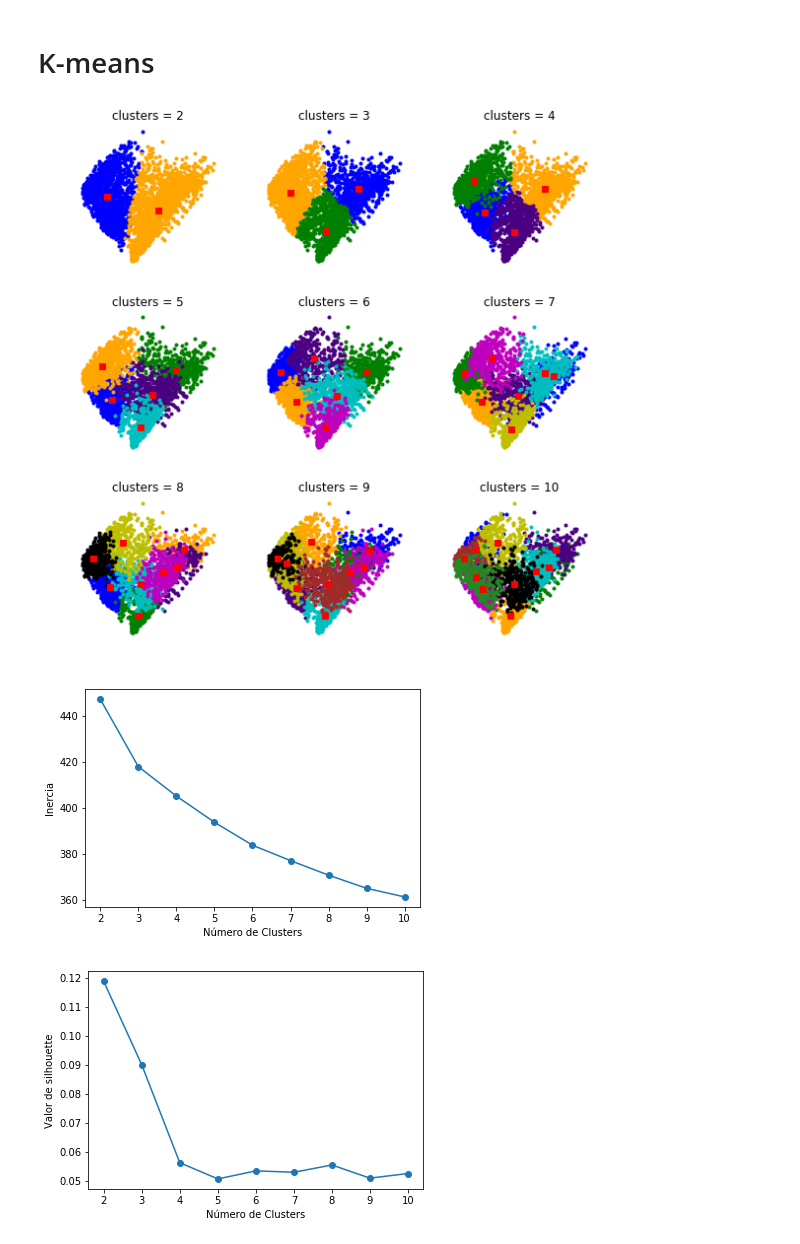
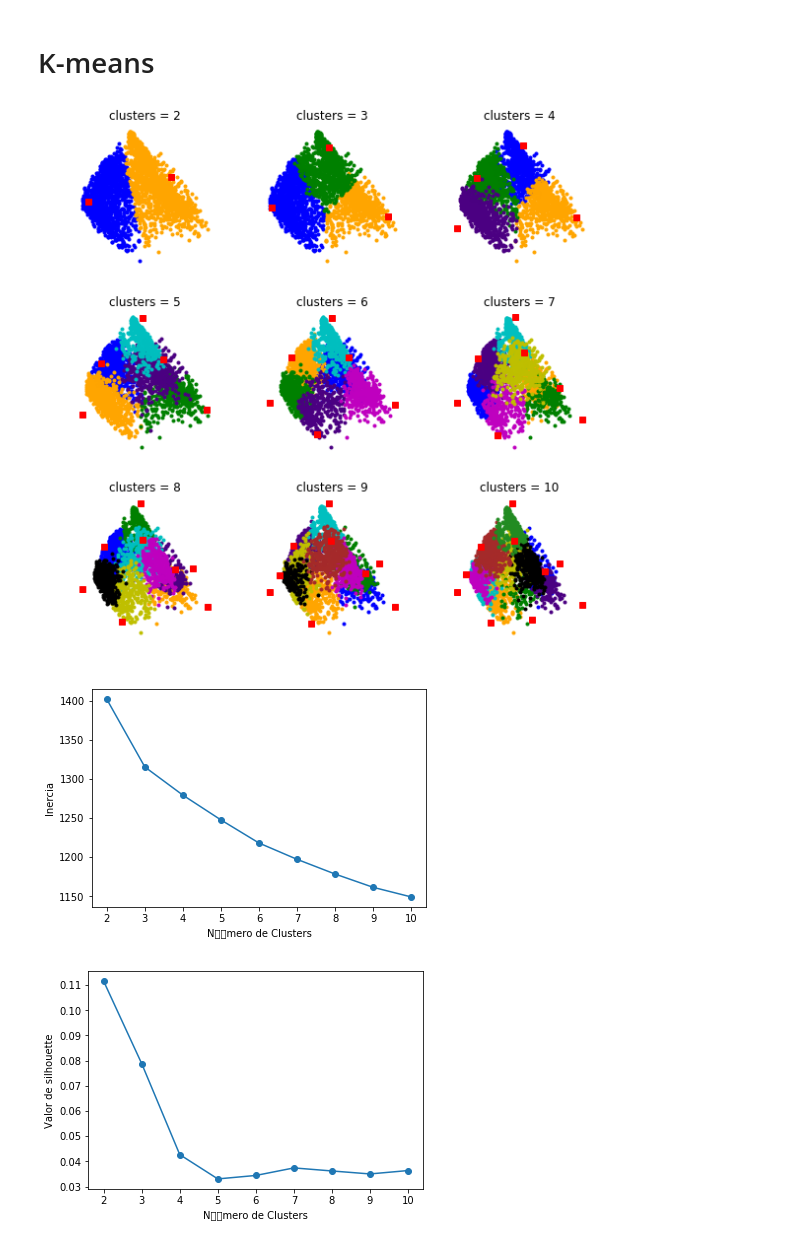
Before and after one commit to federovskys/Proyecto_Integrador_MachineLearning_MEData, a Jupyter notebook: individuos_que_participan_-_Tratamiento_de_datos.ipynb, the cells around one changed output. Drawn from its saved outputs; the diff is of its cells as text; code cells hidden in the pictures.

```diff
--- a/individuos_que_participan_-_Tratamiento_de_datos.ipynb
+++ b/individuos_que_participan_-_Tratamiento_de_datos.ipynb
@@ -400,0 +405,23 @@ pyplot.show()
+# %%
+Nuevas_Componentes_Kernel = KernelPCA(147, kernel = "poly", fit_inverse_transform= True)
+
+Nuevos_Datos_KernelPoly = Nuevas_Componentes_Kernel.fit_transform(datosEscalados)
+
+X_Reconstruido_Kernel = Nuevas_Componentes_Kernel.inverse_transform(Nuevos_Datos_KernelPoly)#Se reconstruye el modelo a partir de las componentes principales
+
+#Comparación gráfica con PCA y sin PCA
+fig = pyplot.figure(figsize=(12,5)) # Se define el tamaño de la figura en ancho y altura
+
+ax = fig.add_subplot(1, 2, 1)
+ax.scatter(datosEscalados[:,0], datosEscalados[:,1], edgecolors="b")
+pyplot.xlabel('Proyecto')
+pyplot.ylabel('Fecha inscripción')
+pyplot.title('Sin PCA')
+
+ax = fig.add_subplot(1, 2, 2)
+ax.scatter(X_Reconstruido_Kernel[:,0], X_Reconstruido_Kernel[:,1], edgecolors="m")
+pyplot.xlabel('Proyecto')
+pyplot.ylabel('Fecha inscripción')
+pyplot.title('Datos Reconstruidos a partir de PCA')
+
+pyplot.show()
@@ -405,7 +434,7 @@ pyplot.show()
 # %%
 from sklearn.cluster import KMeans
 from sklearn.metrics import silhouette_score # Método de validación silhouette
-from sklearn.metrics import calinski_harabasz_score # Método de validación Calinski-Harabasz
+from sklearn.metrics import calinski_harabaz_score # Método de validación Calinski-Harabasz
 
 from sklearn.utils import check_random_state # Es una librería para definir un generador de números aleatorios a partir de
                                              # de la librería numpy
@@ -440,44 +469,44 @@ for ncenters, ax in enumerate(axes1.reshape(-1), 2):
     # esparcidos. Si es "auto", entonces selecciona "elkan" si los datos son densos o "full" si los datos son esparcidos.
     Modelo_Kmeans = KMeans(n_clusters = ncenters, init = 'random', n_init = 20, max_iter = 1000, tol = 1e-4,
                       precompute_distances = 'auto', random_state = mantener_valor_aleatorio, algorithm = 'auto')
-    Modelo_Kmeans.fit_predict(Nuevos_Datos_Kernel) # se predice las etiquetas que se asocian a los datos
+    Modelo_Kmeans.fit_predict(Nuevos_Datos_KernelPoly) # se predice las etiquetas que se asocian a los datos
     Etiquetas = Modelo_Kmeans.labels_ # Calcula las clases o etiquetas
     centros = Modelo_Kmeans.cluster_centers_ # Calcula la matriz de centros
     inercia.append(Modelo_Kmeans.inertia_) # optimiza el punto de inercia de acuerdo al número de clusters
-    silhouette_valores.append(silhouette_score(Nuevos_Datos_Kernel, Etiquetas)) # Se aplica la métrica Silhouette
-    ch_valores.append(calinski_harabasz_score(Nuevos_Datos_Kernel, Etiquetas)) # Se aplica la métrica Calinski-Harabasz
+    silhouette_valores.append(silhouette_score(Nuevos_Datos_KernelPoly, Etiquetas)) # Se aplica la métrica Silhouette
+    ch_valores.append(calinski_harabaz_score(Nuevos_Datos_KernelPoly, Etiquetas)) # Se aplica la métrica Calinski-Harabasz
 
     for j in range(ncenters):
         ax.plot(xpts[Etiquetas == j],
                 ypts[Etiquetas == j], '.', color=colors[j])
 
     for pt in centros:
         ax.plot(pt[0], pt[1], 'rs')
 
     ax.set_title('clusters = {0}'.format(ncenters))
     ax.axis('off')
 
 fig1.tight_layout()
 pyplot.show()
 
 fig2, ax2 = pyplot.subplots()
 ax2.plot(np.r_[2:11], inercia, marker = 'o')
 ax2.set_xlabel("Número de Clusters")
 ax2.set_ylabel("Inercia")
 pyplot.show()
 
 fig3, ax3 = pyplot.subplots()
 ax3.plot(np.r_[2:11], silhouette_valores, marker = 'o')
 ax3.set_xlabel("Número de Clusters")
 ax3.set_ylabel("Valor de silhouette")
 pyplot.show()
 
 fig3, ax3 = pyplot.subplots()
 ax3.plot(np.r_[2:11], ch_valores, marker = 'o')
 ax3.set_xlabel("Número de Clusters")
 ax3.set_ylabel("Valor de índice Calinski-Harabasz")
 pyplot.show()
 # %% [output]
-[figure, old version]
+[figure, new version]
-[figure, old version]
+[figure, new version]
-[figure, old version]
+[figure, new version]
```
Also changed, not shown: parts of 4 cells of this notebook.
